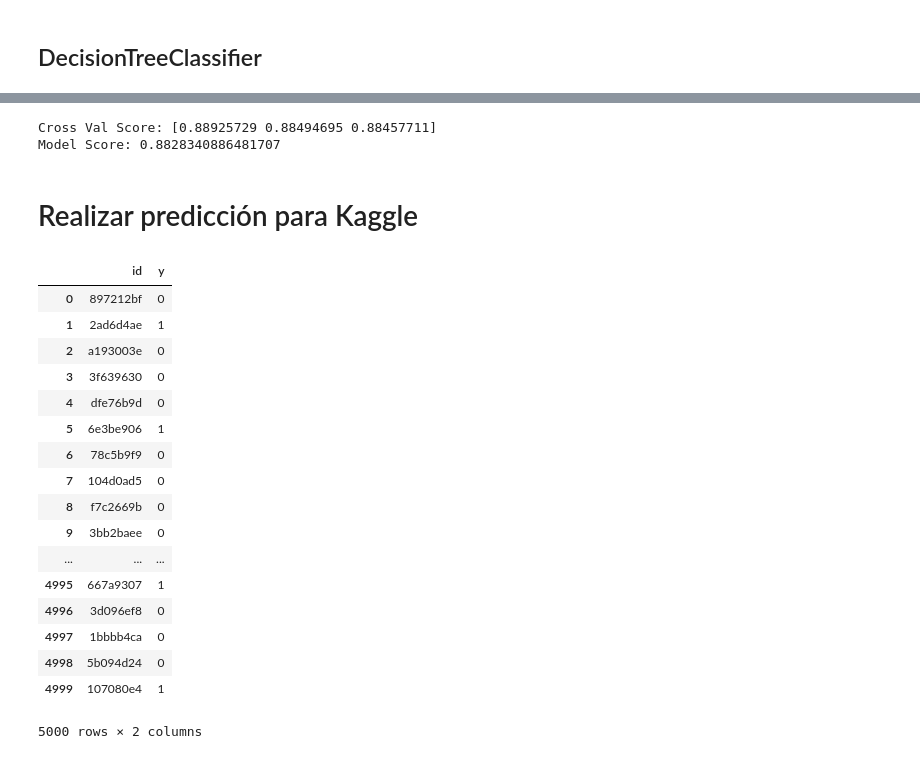
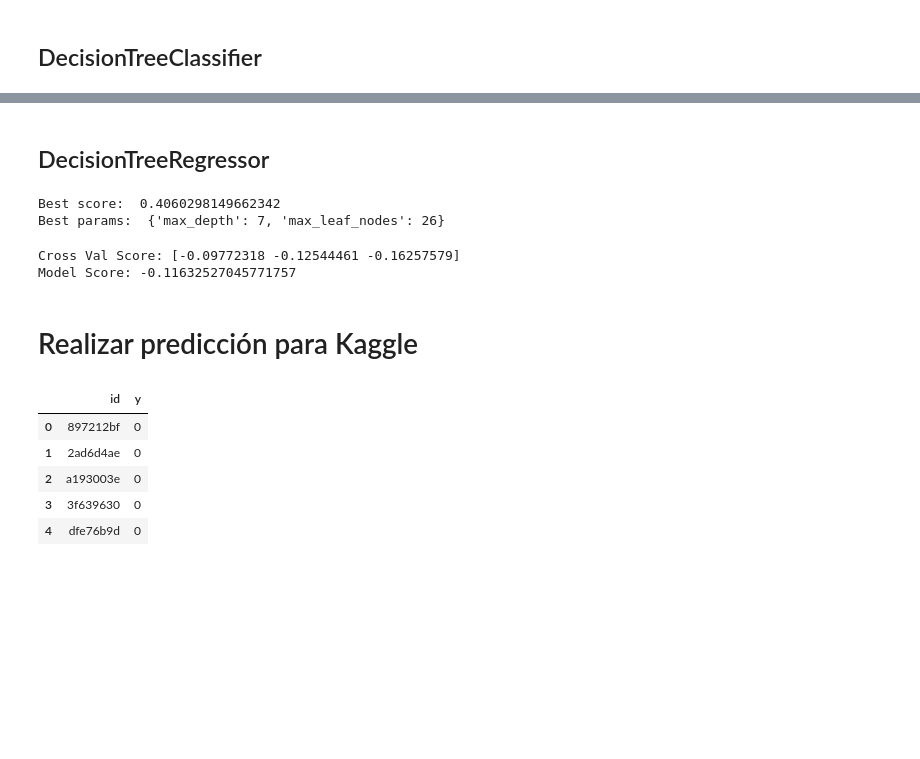
Before and after one commit to garciacastano09/Marketing-Effectiveness, a Jupyter notebook: MarketingEffectiveness.ipynb, the cells around one changed output, grey strips where cells are left out. Cells and saved outputs as stored; diff of their text form; code cells hidden in the pictures; blank space fills up the shorter version.

```diff
--- a/MarketingEffectiveness.ipynb
+++ b/MarketingEffectiveness.ipynb
@@ -160,0 +202,20 @@ X_train, X_test, y_train, y_test = train_test_split(X_kbest, y, test_size=0.25,
+# %%
+from sklearn.model_selection import GridSearchCV
+from sklearn.tree import DecisionTreeClassifier
+import numpy as np
+
+# RESULT FROM GRID SEARCH:
+# Best score:  0.9144836225636491
+# Best params:  {'class_weight': None, 'criterion': 'entropy', 'max_depth': 6, 'max_features': None, 'max_leaf_nodes': 24}
+
+model = DecisionTreeClassifier(
+    class_weight=None,
+    max_leaf_nodes=24,
+    max_depth=6,
+    criterion="entropy",
+    max_features=None
+)
+model.fit(X_train, y_train)
+print()
+print("Cross Val Score: "+str(cross_val_score(model, X_test, y_test)))
+print("Model Score: "+str(model.score(X_test,y_test)))
@@ -161,43 +237,50 @@ X_train, X_test, y_train, y_test = train_test_split(X_kbest, y, test_size=0.25,
+# %% [markdown]
+## DecisionTreeRegressor
+# %%
+from sklearn.model_selection import GridSearchCV
+from sklearn.tree import DecisionTreeRegressor
+import numpy as np
+
+param_grid = {'max_depth': np.arange(1, 30), 'max_leaf_nodes': np.arange(2, 30)}
+
+gs = GridSearchCV(DecisionTreeRegressor(), param_grid)
+
+gs.fit(X_train, y_train)
+
+# summarize the results of the grid search
+print("Best score: ", gs.best_score_)
+print("Best params: ", gs.best_params_)
+# %% [output]
+Best score:  0.4060298149662342
+Best params:  {'max_depth': 7, 'max_leaf_nodes': 26}
 # %%
-from sklearn.tree import DecisionTreeClassifier
+from sklearn.tree import DecisionTreeRegressor
 
-model = DecisionTreeClassifier(class_weight="balanced")
+model = DecisionTreeRegressor()
 model.fit(X_train, y_train)
 print("Cross Val Score: "+str(cross_val_score(model, X_test, y_test)))
 print("Model Score: "+str(model.score(X_test,y_test)))
 # %% [output]
-Cross Val Score: [0.88925729 0.88494695 0.88457711]
-Model Score: 0.8828340886481707
+Cross Val Score: [-0.09772318 -0.12544461 -0.16257579]
+Model Score: -0.11632527045771757
 # %% [markdown]
 # Realizar predicción para Kaggle
 # %%
 #Realizar prediccion
 #print("df_test_novel_transformed.shape: "+str(df_test_novel_transformed.shape))
 #print("X_train.shape: "+str(X_train.shape))
 #print("y_train.shape: "+str(y_train.shape))
 #print("X_kbest.shape: "+str(X_kbest.shape))
 
 predicted = model.predict(df_test_novel_transformed)
 output = pd.DataFrame( data={"id":df_test_novel.id, "y":predicted} )
 output_order = ['id','y']
 output[output_order].to_csv('Labels.csv', index=False, quoting=3)
-output
+output.head()
 # %% [output]
 |  | id | y |
 | 0 | 897212bf | 0 |
-| 1 | 2ad6d4ae | 1 |
+| 1 | 2ad6d4ae | 0 |
 | 2 | a193003e | 0 |
 | 3 | 3f639630 | 0 |
 | 4 | dfe76b9d | 0 |
-| 5 | 6e3be906 | 1 |
-| 6 | 78c5b9f9 | 0 |
-| 7 | 104d0ad5 | 0 |
-| 8 | f7c2669b | 0 |
-| 9 | 3bb2baee | 0 |
-| ... | ... | ... |
-| 4995 | 667a9307 | 1 |
-| 4996 | 3d096ef8 | 0 |
-| 4997 | 1bbbb4ca | 0 |
-| 4998 | 5b094d24 | 0 |
-| 4999 | 107080e4 | 1 |
-5000 rows × 2 columns
```
Also changed, not shown: parts of 5 cells of this notebook, 1 other file.
